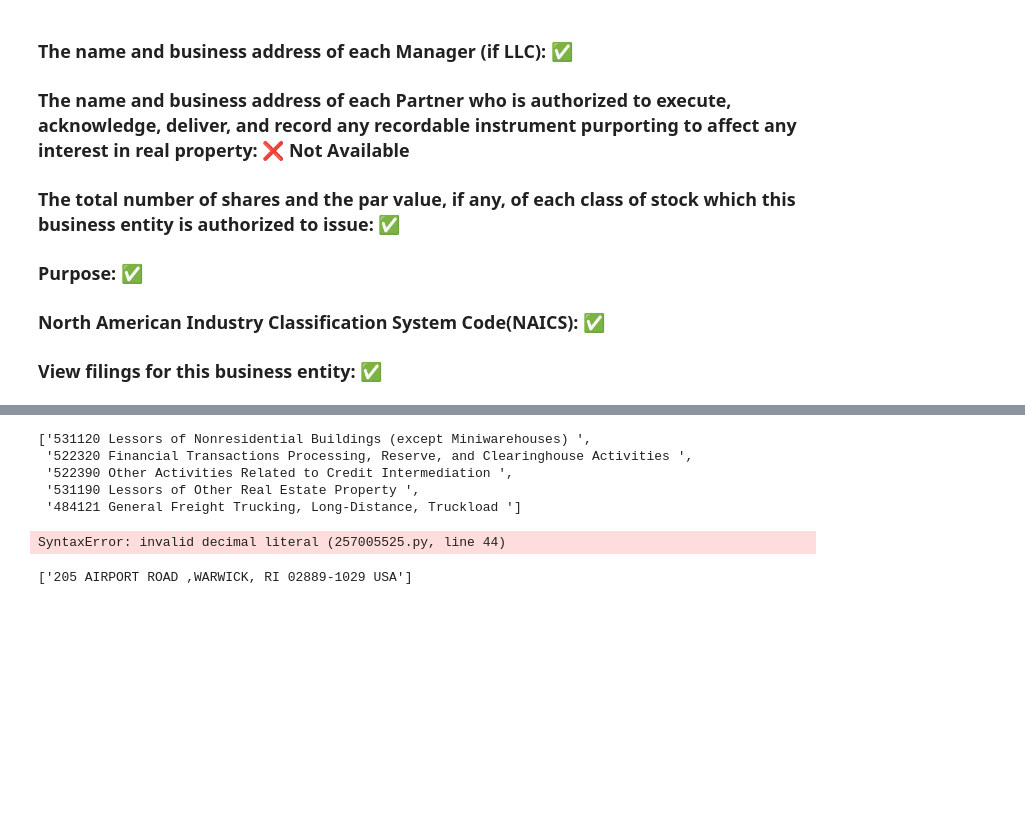
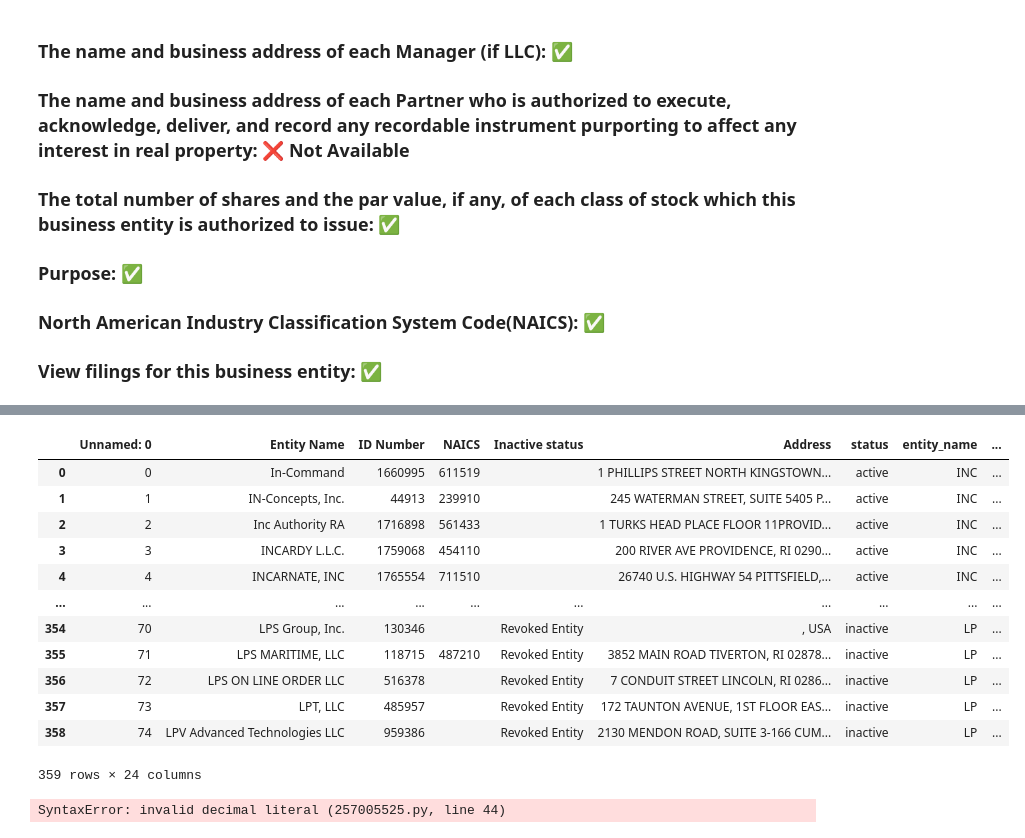
Before and after one commit to George-Michael-Dagogo/companies, a Jupyter notebook: Bold/bold_companies.ipynb, the cells around one changed output, grey strips where cells are left out. Cells and saved outputs as stored; diff of their text form; code cells hidden in the pictures; blank space fills up the shorter version.

```diff
--- a/Bold/bold_companies.ipynb
+++ b/Bold/bold_companies.ipynb
@@ -453,11 +454,20 @@ full_comp_df
 # %%
-NIACS
+result = combined_df.join(full_comp_df, how='inner')
+result
 # %% [output]
+|  | Unnamed: 0 | Entity Name | ID Number | NAICS | Inactive status | Address | status | entity_name | ... |
+| 0 | 0 | In-Command | 1660995 | 611519 |  | 1 PHILLIPS STREET NORTH KINGSTOWN... | active | INC | ... |
+| 1 | 1 | IN-Concepts, Inc. | 44913 | 239910 |  | 245 WATERMAN STREET, SUITE 5405 P... | active | INC | ... |
+| 2 | 2 | Inc Authority RA | 1716898 | 561433 |  | 1 TURKS HEAD PLACE FLOOR 11PROVID... | active | INC | ... |
+| 3 | 3 | INCARDY L.L.C. | 1759068 | 454110 |  | 200 RIVER AVE PROVIDENCE, RI 0290... | active | INC | ... |
+| 4 | 4 | INCARNATE, INC | 1765554 | 711510 |  | 26740 U.S. HIGHWAY 54 PITTSFIELD,... | active | INC | ... |
+| ... | ... | ... | ... | ... | ... | ... | ... | ... | ... |
+| 354 | 70 | LPS Group, Inc. | 130346 |  | Revoked Entity | , USA | inactive | LP | ... |
+| 355 | 71 | LPS MARITIME, LLC | 118715 | 487210 | Revoked Entity | 3852 MAIN ROAD TIVERTON, RI 02878... | inactive | LP | ... |
+| 356 | 72 | LPS ON LINE ORDER LLC | 516378 |  | Revoked Entity | 7 CONDUIT STREET LINCOLN, RI 0286... | inactive | LP | ... |
+| 357 | 73 | LPT, LLC | 485957 |  | Revoked Entity | 172 TAUNTON AVENUE, 1ST FLOOR EAS... | inactive | LP | ... |
+| 358 | 74 | LPV Advanced Technologies LLC | 959386 |  | Revoked Entity | 2130 MENDON ROAD, SUITE 3-166 CUM... | inactive | LP | ... |
-['531120 Lessors of Nonresidential Buildings (except Miniwarehouses) ',
- '522320 Financial Transactions Processing, Reserve, and Clearinghouse Activities ',
- '522390 Other Activities Related to Credit Intermediation ',
- '531190 Lessors of Other Real Estate Property ',
- '484121 General Freight Trucking, Long-Distance, Truckload ']
+359 rows × 24 columns
 # %%
 scrape the open data of the State of Rhode Island for all registered companies (3 different types)
 
@@ -536,19 +546,4 @@ Source Code (Python source code file must also be delivered to us)
 # %% [output]
 SyntaxError: invalid decimal literal (257005525.py, line 44)
 # %%
-import re
-
-# Sample list with excess white space in the middle of the string
-address_list = ['205 AIRPORT ROAD ,WARWICK,                                                         RI                                                        02889-1029                                                        USA']
-
-# Function to clean the string by removing excess white space
-def clean_string(s):
-    return re.sub(r'\s+', ' ', s)
-
-# Apply the function to each string in the list
-cleaned_list = [clean_string(s) for s in address_list]
-
-# Print the cleaned list
-print(cleaned_list)
+result.to_csv('result.csv', index=False)
-# %% [output]
-['205 AIRPORT ROAD ,WARWICK, RI 02889-1029 USA']
```
Also changed, not shown: parts of 3 cells of this notebook, 1 other file.
